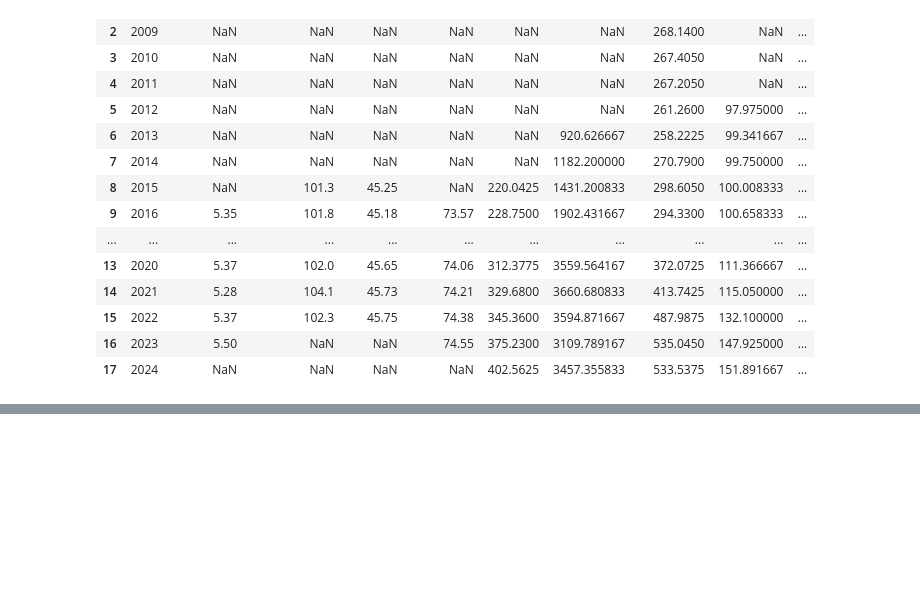
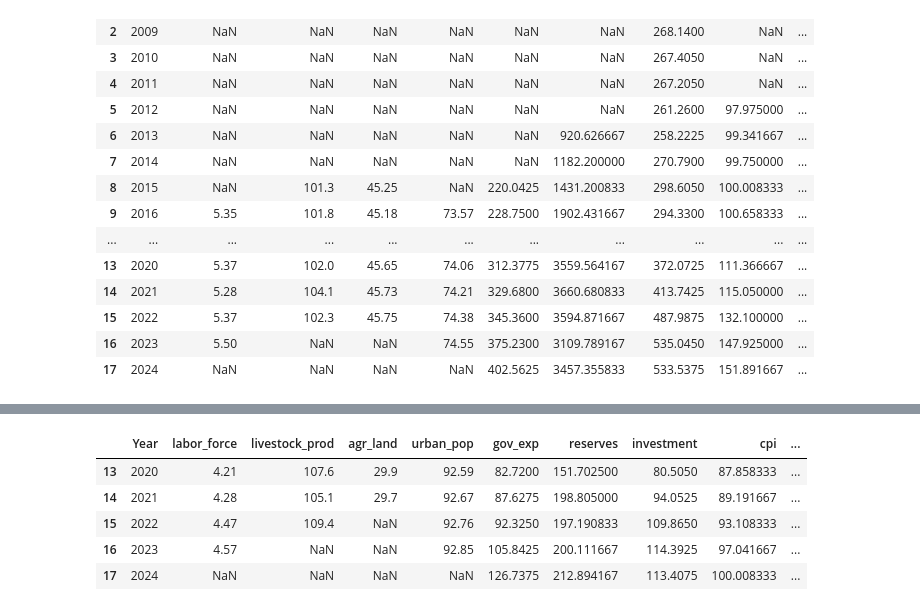
Before and after one commit to acostadlucas/mcs-red, a Jupyter notebook: ETL_second_iteration/clean_macro_02.ipynb, the cells around one changed output, grey strips where cells are left out. Cells and saved outputs as stored; diff of their text form; code cells hidden in the pictures; blank space fills up the shorter version.

```diff
--- a/ETL_second_iteration/clean_macro_02.ipynb
+++ b/ETL_second_iteration/clean_macro_02.ipynb
@@ -277,0 +218,21 @@ uk_df_01
+# %%
+agr_land = {
+    2015: 24.7,
+    2016: 25.5,
+    2017: 29.8,
+    2018: 29.6,
+    2019: 29.5,
+    2020: 29.9,
+    2021: 29.7,
+}
+# %%
+israel_df["agr_land"] = israel_df["Year"].map(agr_land)
+# %%
+israel_df.tail()
+# %% [output]
+|  | Year | labor_force | livestock_prod | agr_land | urban_pop | gov_exp | reserves | investment | cpi | ... |
+| 13 | 2020 | 4.21 | 107.6 | 29.9 | 92.59 | 82.7200 | 151.702500 | 80.5050 | 87.858333 | ... |
+| 14 | 2021 | 4.28 | 105.1 | 29.7 | 92.67 | 87.6275 | 198.805000 | 94.0525 | 89.191667 | ... |
+| 15 | 2022 | 4.47 | 109.4 | NaN | 92.76 | 92.3250 | 197.190833 | 109.8650 | 93.108333 | ... |
+| 16 | 2023 | 4.57 | NaN | NaN | 92.85 | 105.8425 | 200.111667 | 114.3925 | 97.041667 | ... |
+| 17 | 2024 | NaN | NaN | NaN | NaN | 126.7375 | 212.894167 | 113.4075 | 100.008333 | ... |
```
Also changed, not shown: parts of 19 cells of this notebook.
